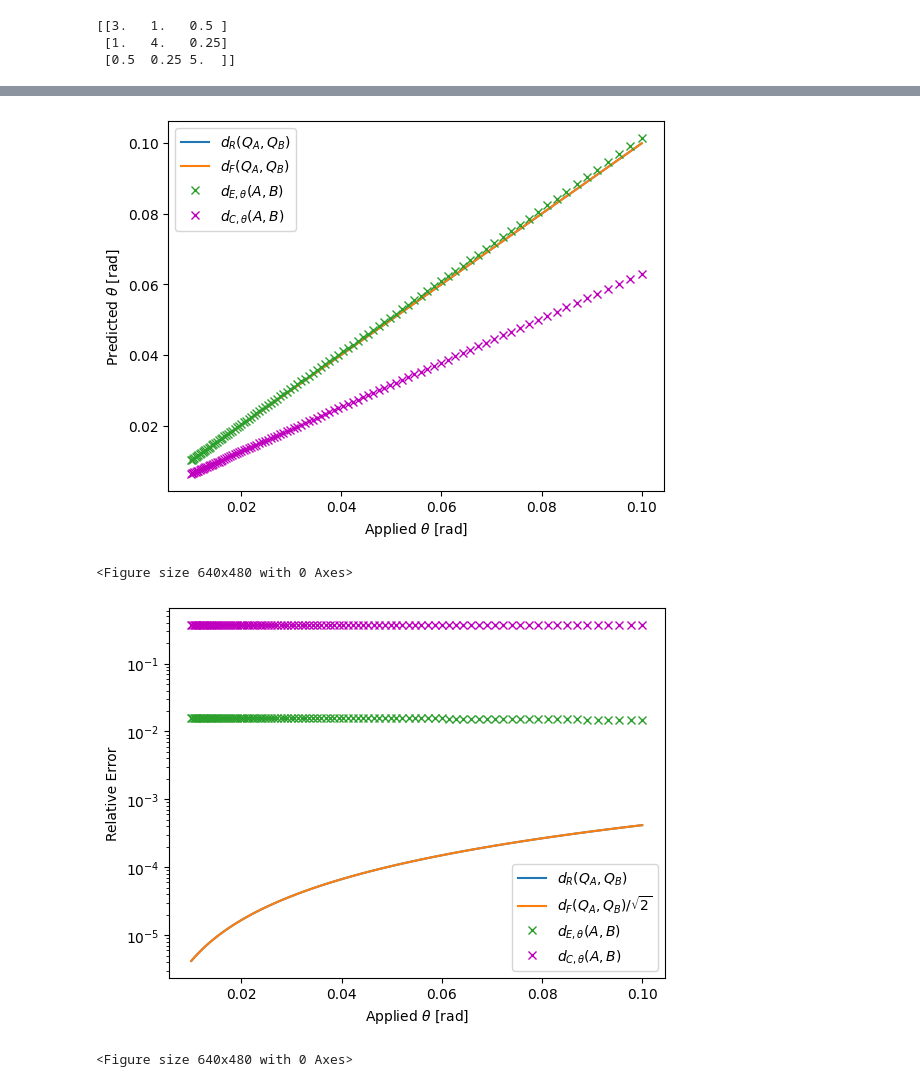
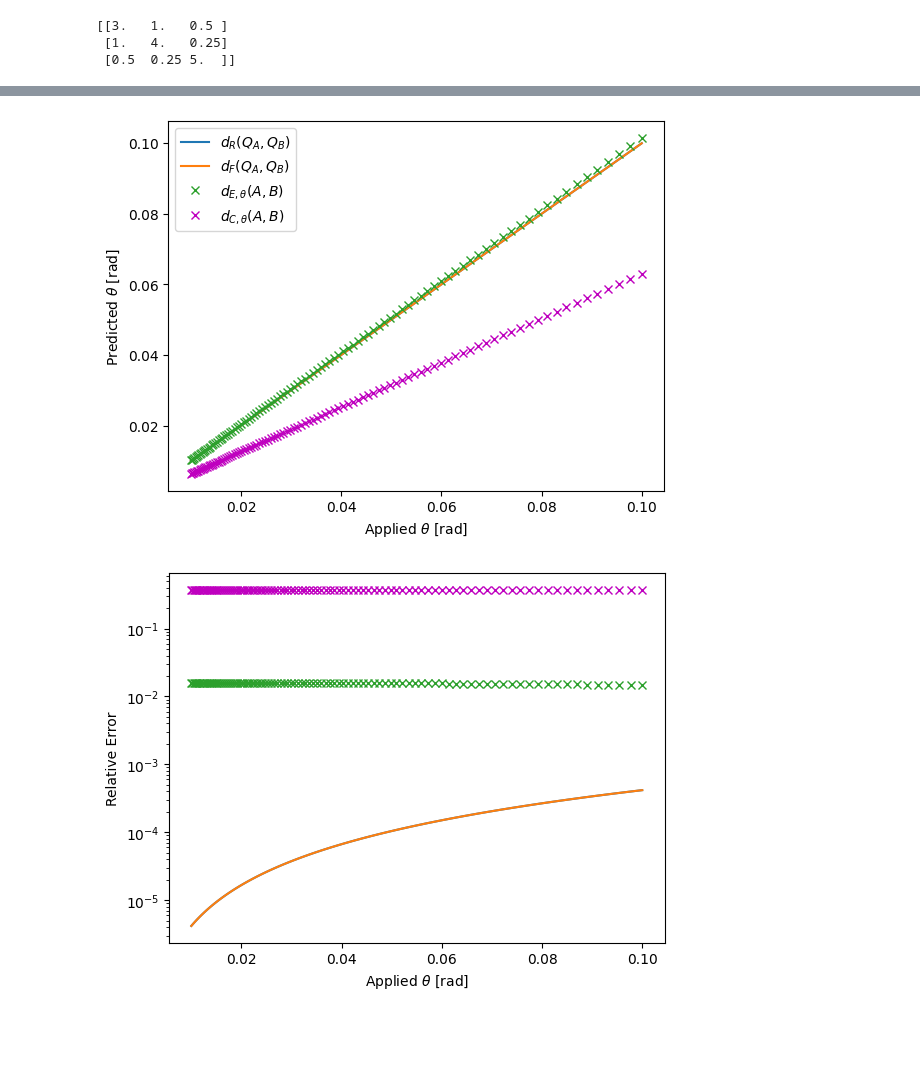
Before and after one commit to pdledger/Rodrigues_Angles, a Jupyter notebook: check_accuracy_apprx_feb2.ipynb, the cells around one changed output, grey strips where cells are left out. Cells and saved outputs as stored; diff of their text form; code cells hidden in the pictures; blank space fills up the shorter version.

```diff
--- a/check_accuracy_apprx_feb2.ipynb
+++ b/check_accuracy_apprx_feb2.ipynb
@@ -198,41 +198,34 @@ AnglestoreRIcommeasfullconstsortedmindiff, AnglestoreRIcommeasapprxconstsortedmi
 #print(MinAnglestoreRI,dFMinAnglestoreRI)
 #print(np.fmin(AnglestoreRIfmeasapprxconstsortedmaxdiff_min,AnglestoreRIfmeasapprxconstsortedmindiff_min))
 #print(np.fmin(AnglestoreRIcommeasapprxconstsortedmaxdiff_min,AnglestoreRIcommeasapprxconstsortedmindiff_min))
 
 plt.plot(Frequencies,MinAnglestoreRI,label=r'$d_R(Q_A,Q_B)$')
 plt.plot(Frequencies,dFMinAnglestoreRI/np.sqrt(2),label=r'$d_F(Q_A,Q_B)$')
 plt.plot(Frequencies,np.fmin(AnglestoreRIfmeasapprxconstsortedmaxdiff_min,AnglestoreRIfmeasapprxconstsortedmindiff_min),'x',label=r'$d_{E,\theta}(A,B)$')
 
         #plt.semilogx(Frequencies,np.fmin(AnglestoreRIfmeasapprxconstsortedmaxdiff_max,AnglestoreRIfmeasapprxconstsortedmindiff_min),'x',label=r'Approx $d_R({\cal R},{\cal I})$ from  $d_E({\cal R},{\cal I})$ ')
 plt.plot(Frequencies,np.fmin(AnglestoreRIcommeasapprxconstsortedmaxdiff_min,AnglestoreRIcommeasapprxconstsortedmindiff_min),'xm',label=r'$d_{C,\theta}(A,B)$')
 
 plt.xlabel(r'Applied $\theta$ [rad]')
 plt.ylabel(r'Predicted $\theta$ [rad]')
 plt.legend()
-plt.show()
 plt.savefig("check_accurracy_applied_theta_prediction.pdf")
 plt.show()
 
 plt.semilogy(Frequencies,abs(MinAnglestoreRI-Frequencies)/Frequencies,label=r'$d_R(Q_A,Q_B)$')
 plt.semilogy(Frequencies,abs(dFMinAnglestoreRI/np.sqrt(2)-Frequencies)/Frequencies,label=r'$d_F(Q_A,Q_B)/\sqrt{2}$')
 plt.semilogy(Frequencies,abs(np.fmin(AnglestoreRIfmeasapprxconstsortedmaxdiff_min,AnglestoreRIfmeasapprxconstsortedmindiff_min)-Frequencies)/Frequencies,'x',label=r'$d_{E,\theta}(A,B)$')
 
         #plt.semilogx(Frequencies,np.fmin(AnglestoreRIfmeasapprxconstsortedmaxdiff_max,AnglestoreRIfmeasapprxconstsortedmindiff_min),'x',label=r'Approx $d_R({\cal R},{\cal I})$ from  $d_E({\cal R},{\cal I})$ ')
 plt.semilogy(Frequencies,abs(np.fmin(AnglestoreRIcommeasapprxconstsortedmaxdiff_min,AnglestoreRIcommeasapprxconstsortedmindiff_min)-Frequencies)/Frequencies,'xm', label=r'$d_{C,\theta}(A,B)$')
 
 plt.xlabel(r'Applied $\theta$ [rad]')
 plt.ylabel(r'Relative Error')
-plt.legend()
-cmap = plt.get_cmap('gnuplot')
-plt.set_cmap(cmap)
-plt.show()
 plt.savefig("check_accurracy_applied_theta_relerror.pdf")
 plt.show()
 # %% [output]
 [figure]
-<Figure size 640x480 with 0 Axes>
-[figure, old version]
+[figure, new version]
-<Figure size 640x480 with 0 Axes>
 # %%
 def checkeigen(M,u,Q,omega,mytype,tol):
     order=np.argsort(np.abs(u))
```
Also changed, not shown: 2 other files.
